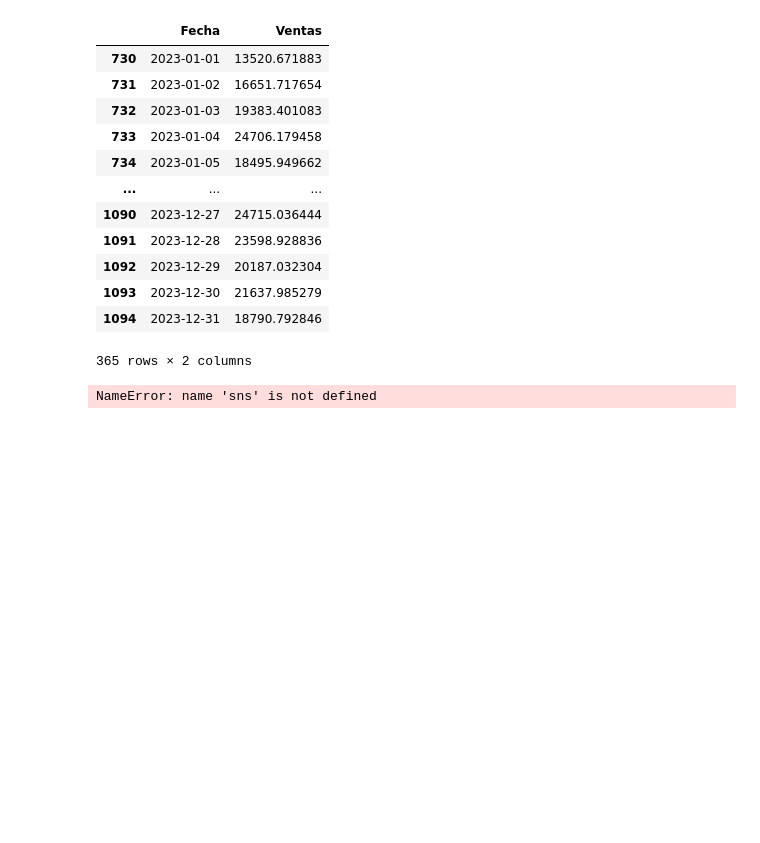
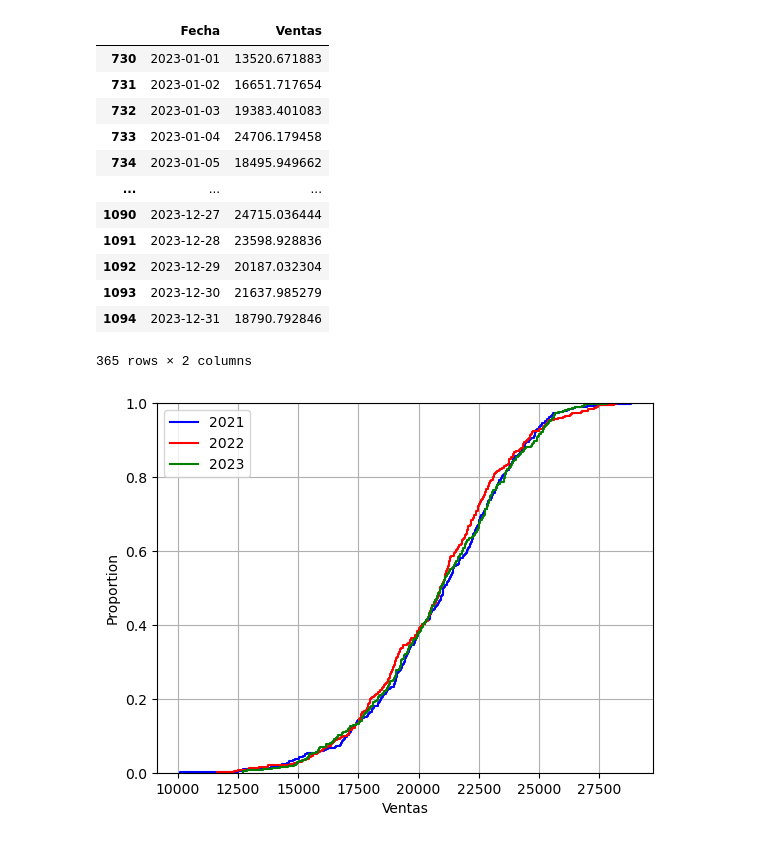
Before and after one commit to nataliaespector/CEIA-PEIA-TP1, a Jupyter notebook: PEIA - TP1 - Ej3.ipynb, the cells around one changed output. Drawn from its saved outputs; the diff is of its cells as text; code cells hidden in the pictures; blank space fills up the shorter version.

```diff
--- a/PEIA - TP1 - Ej3.ipynb
+++ b/PEIA - TP1 - Ej3.ipynb
@@ -125,11 +123,12 @@ df_ventas_2023
 # %%
 # Obtengo la función empírica de distribución (ECDF) para cada año
 sns.ecdfplot(df_ventas_2021['Ventas'], label='2021', color='blue')
 sns.ecdfplot(df_ventas_2022['Ventas'], label='2022', color='red')
 sns.ecdfplot(df_ventas_2023['Ventas'], label='2023', color='green')
 plt.legend()
+plt.grid()
 # %% [output]
-NameError: name 'sns' is not defined
+[figure, added]
 # %%
 # Obtengo una aproximación a la función de densidad de las ventas (KDE) para cada año
 sns.kdeplot(df_ventas_2021['Ventas'], color='blue', linestyle='--', label='2021')
```
Also changed, not shown: parts of 7 cells of this notebook.
